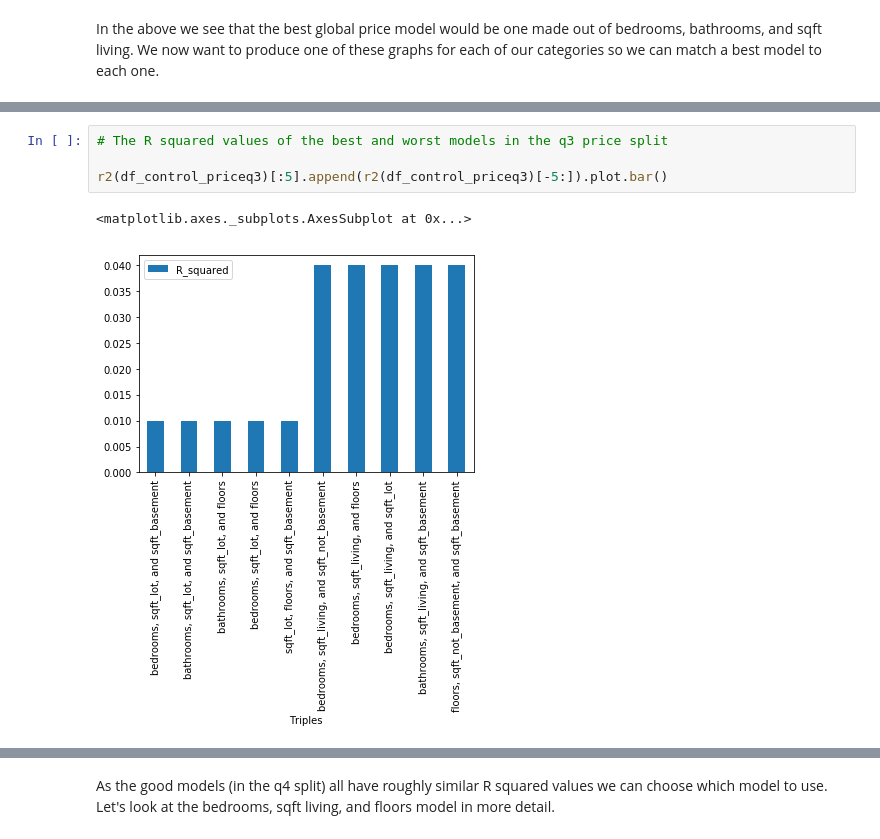
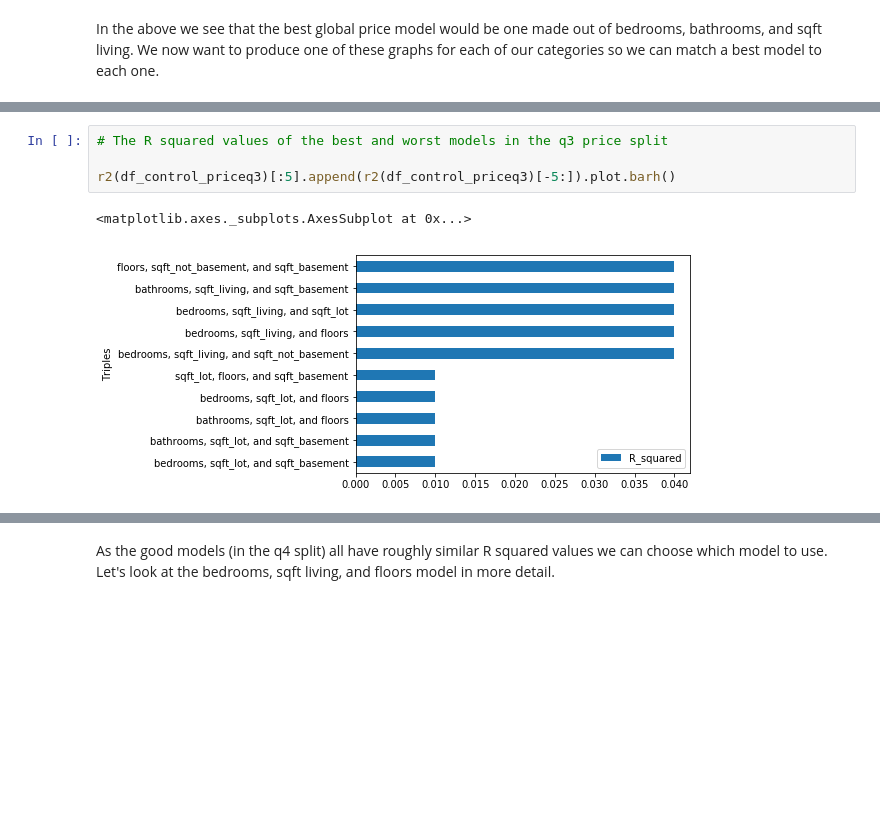
Before and after one commit to Greg-S-12/Mod1_Project, a Jupyter notebook: final_notebook.ipynb, the cells around one changed output, grey strips where cells are left out. Cells and saved outputs as stored; diff of their text form; blank space fills up the shorter version.

```diff
--- a/final_notebook.ipynb
+++ b/final_notebook.ipynb
@@ -305,10 +325,10 @@ r2(df_control_priceq2)[:5].append(r2(df_control_priceq2)[-5:]).plot.bar()
 # %%
 # The R squared values of the best and worst models in the q3 price split
 
-r2(df_control_priceq3)[:5].append(r2(df_control_priceq3)[-5:]).plot.bar()
+r2(df_control_priceq3)[:5].append(r2(df_control_priceq3)[-5:]).plot.barh()
 # %% [output]
 <matplotlib.axes._subplots.AxesSubplot at 0x...>
-[figure, old version]
+[figure, new version]
 # %%
 # The R squared values of the best and worst models in the q4 price split
 
```
Also changed, not shown: parts of 36 cells of this notebook.
